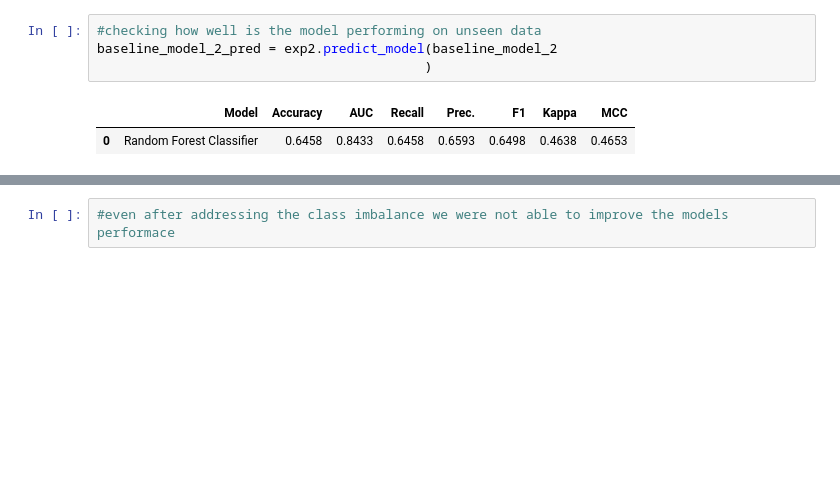
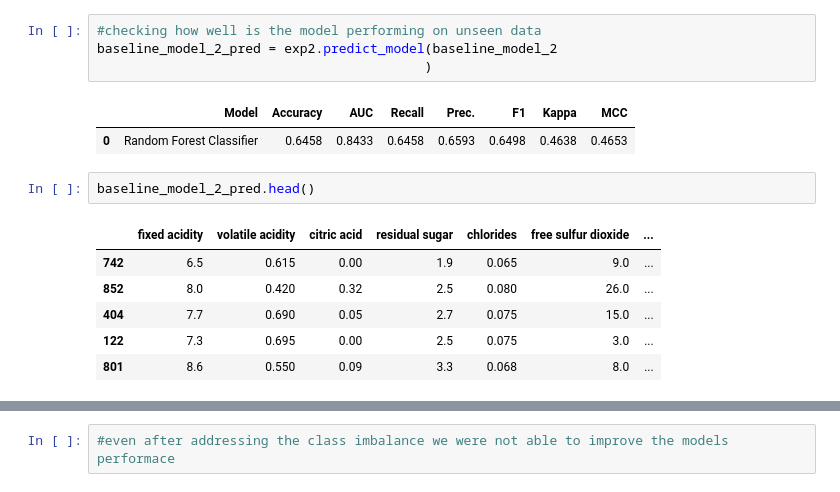
Before and after one commit to neel26desai/cmpe255_assignment2, a Jupyter notebook: Multi_Class_Classification.ipynb, the cells around one changed output, grey strips where cells are left out. Cells and saved outputs as stored; diff of their text form; blank space fills up the shorter version.

```diff
--- a/Multi_Class_Classification.ipynb
+++ b/Multi_Class_Classification.ipynb
@@ -369,3 +369,12 @@ baseline_model_2_pred = exp2.predict_model(baseline_model_2
 # %% [output]
 |  | Model | Accuracy | AUC | Recall | Prec. | F1 | Kappa | MCC |
 | 0 | Random Forest Classifier | 0.6458 | 0.8433 | 0.6458 | 0.6593 | 0.6498 | 0.4638 | 0.4653 |
+# %%
+baseline_model_2_pred.head()
+# %% [output]
+|  | fixed acidity | volatile acidity | citric acid | residual sugar | chlorides | free sulfur dioxide | ... |
+| 742 | 6.5 | 0.615 | 0.00 | 1.9 | 0.065 | 9.0 | ... |
+| 852 | 8.0 | 0.420 | 0.32 | 2.5 | 0.080 | 26.0 | ... |
+| 404 | 7.7 | 0.690 | 0.05 | 2.7 | 0.075 | 15.0 | ... |
+| 122 | 7.3 | 0.695 | 0.00 | 2.5 | 0.075 | 3.0 | ... |
+| 801 | 8.6 | 0.550 | 0.09 | 3.3 | 0.068 | 8.0 | ... |
```
Also changed, not shown: parts of 1 cell of this notebook.
